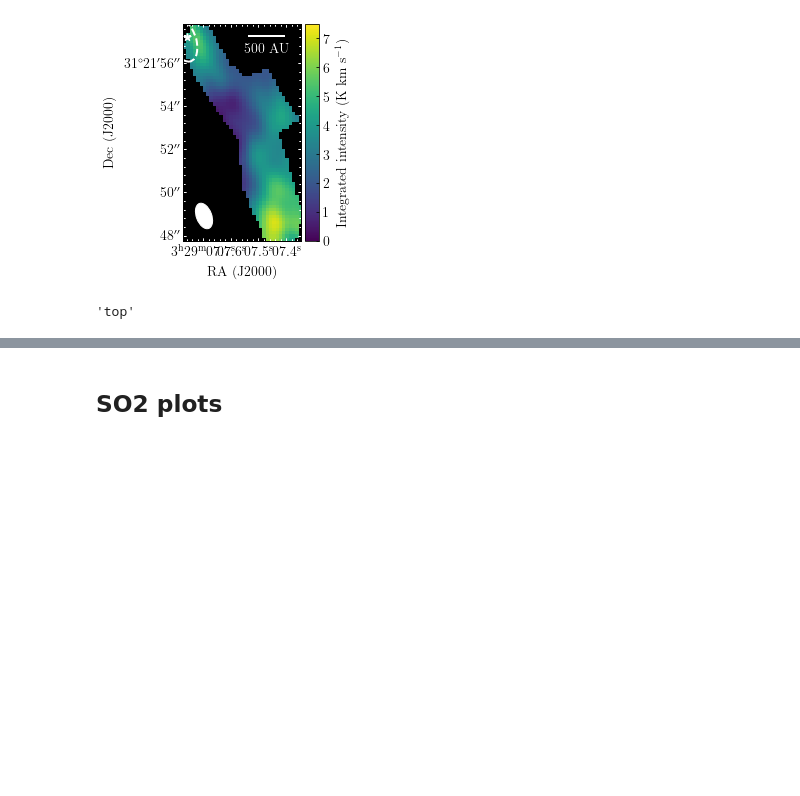
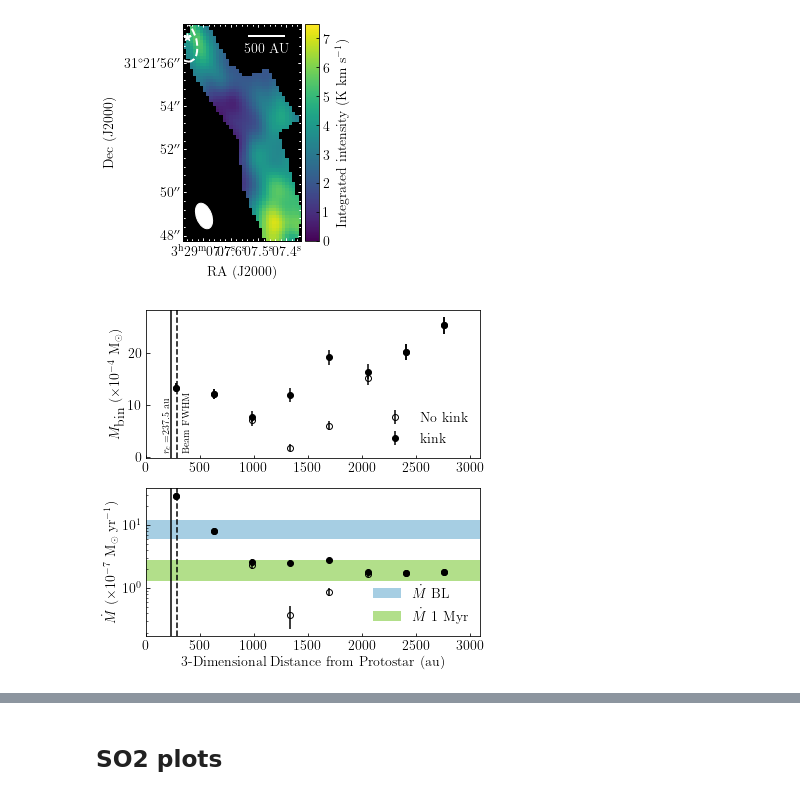
Before and after one commit to tere-valdivia/Per-emb-50_results, a Jupyter notebook: Data_figures.ipynb, the cells around one changed output, grey strips where cells are left out. Saved outputs shown, nothing was run; the diff lists cells and outputs as text; code cells hidden in the pictures; blank space fills up the shorter version.

Commit message:
Applied primary beam corrected uncertainties

```diff
--- a/Data_figures.ipynb
+++ b/Data_figures.ipynb
@@ -1263,7 +1259,47 @@ if saveaction:
   plt.savefig(savefile, bbox_inches='tight', dpi=300)
 # %% [output]
 [figure]
-# %%
-fig.ax.xaxis.label_position
-# %% [output]
-'top'
+# %%
+saveaction = 1
+folder = 'analysis/'
+tablefilemacc = 'M_Mdot_Tex_fixed_mom0_pbcor_binned_unc.csv'
+
+mass_streamer_table = pd.read_csv(folder+tablefilemacc, header=0)
+binradii = mass_streamer_table['3D distance (au)']
+masses = mass_streamer_table['Mass wo kink (Msun)']
+umasses = mass_streamer_table['u Mass wo kink (Msun)']
+masseskink = mass_streamer_table['Mass w kink (Msun)']
+umasseskink = mass_streamer_table['u Mass w kink (Msun)']
+m_acclist = mass_streamer_table['Mdot wo kink (Msun yr-1)']
+um_acclist = mass_streamer_table['u Mdot wo kink (Msun yr-1)']
+m_acclistkink = mass_streamer_table['Mdot w kink (Msun yr-1)']
+um_acclistkink = mass_streamer_table['u Mdot w kink (Msun yr-1)']
+
+fig = plt.figure(figsize=(6,6))
+ax3 = fig.add_subplot(212)
+ax3.errorbar(binradii, m_acclist*1e7, yerr=um_acclist*1e7, marker='o', linestyle='none', mfc='none', mec='k', ecolor='k')
+ax3.errorbar(binradii, m_acclistkink*1e7, yerr=um_acclistkink*1e7, marker='o', linestyle='none', mfc='k', mec='k', ecolor='k')
+ax3.set_yscale('log')
+ax3.set_xlabel('3-Dimensional Distance from Protostar (au)')
+ax3.set_ylabel(r'$\dot{M}$ ($\times 10^{-7}$ M$_{\odot}$ yr$^{-1}$)')
+ax3.axvline(293, color='k', linestyle='dashed')
+ax3.axvline(237.5, color='k')
+ax3.set_xlim([0,3100])
+ax3.axhspan(6, 12, facecolor='#a6cee3', label=r'$\dot{M}$ BL')
+ax3.axhspan(1.3, 2.8, facecolor='#b2df8a', label=r'$\dot{M}$ 1 Myr')
+ax3.legend(frameon=False)
+
+ax = fig.add_subplot(211, sharex=ax3)
+ax.errorbar(binradii, masses*1e4, yerr=umasses*1e4, marker='o', linestyle='none', mfc='none', mec='k', ecolor='k', label='No kink')
+ax.errorbar(binradii, masseskink*1e4, yerr=umasseskink*1e4, marker='o', linestyle='none', mfc='k', mec='k', ecolor='k', label='kink')
+ax.set_ylabel(r'$M_{\textrm{bin}}$ ($\times 10^{-4}$ M$_{\odot}$)')
+ax.legend(loc=4, frameon=False)
+ax.axvline(293, color='k', linestyle='dashed')
+ax.text(350,1, 'Beam FWHM', size=10, rotation=90)
+ax.axvline(237.5, color='k')
+ax.text(150,1, r'$r_c=$'+str(237.5)+' au', size=10, rotation=90, color='k')
+
+if saveaction:
+  fig.savefig('analysis/plot_mass_accretion_radius.pdf', dpi=300, bbox_inches='tight')
+# %% [output]
+[figure, added]
```
Also changed, not shown: parts of 5 cells of this notebook, 26 other files.
